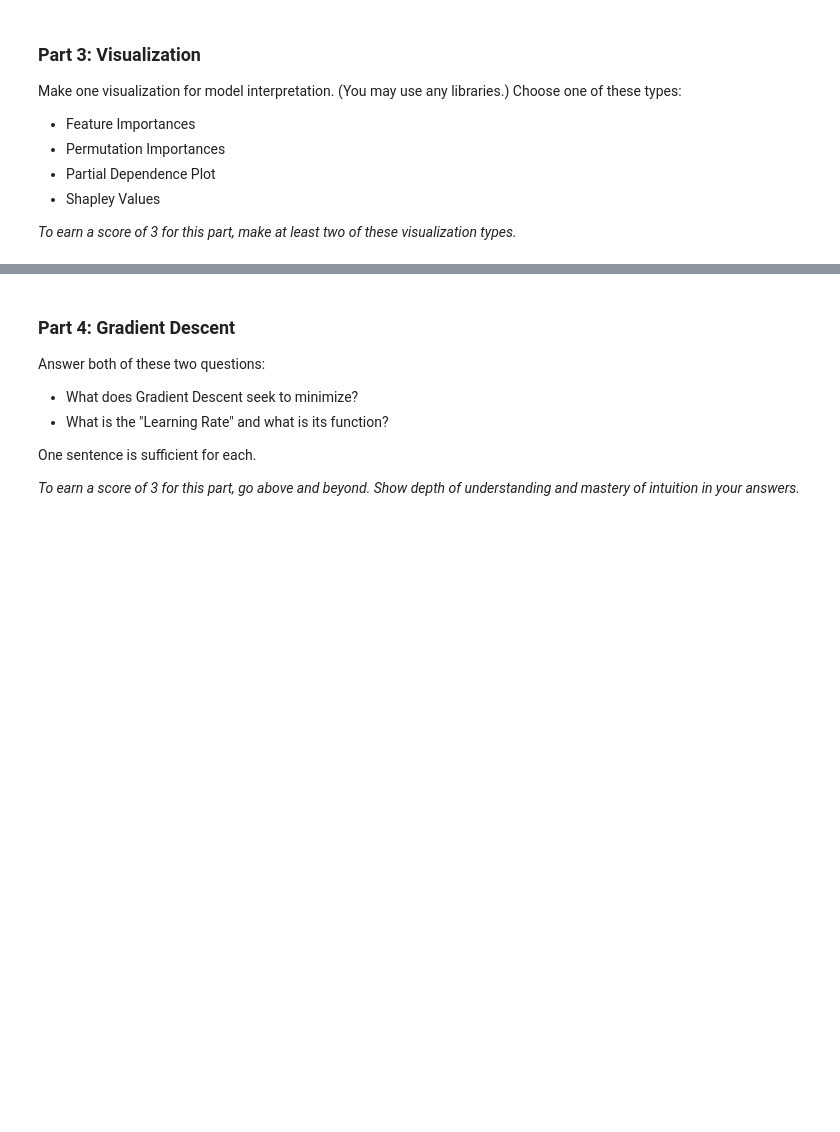
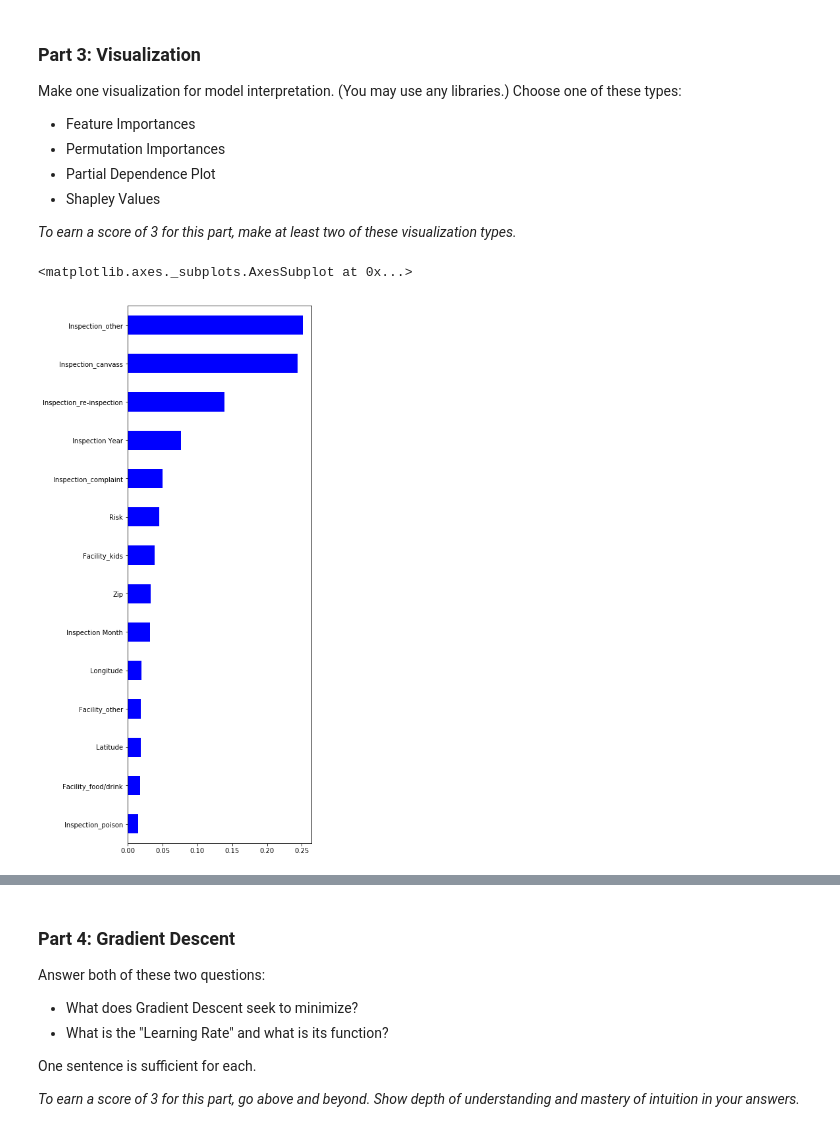
Before and after one commit to LambdaSchool/DS-Unit-2-Sprint-4-Practicing-Understanding, a Jupyter notebook: DS_Unit_2_Sprint_Challenge_4_Practicing_Understanding.ipynb, the cells around one changed output, grey strips where cells are left out. Drawn from its saved outputs; the diff is of its cells as text; code cells hidden in the pictures; blank space fills up the shorter version.

```diff
--- a/DS_Unit_2_Sprint_Challenge_4_Practicing_Understanding.ipynb
+++ b/DS_Unit_2_Sprint_Challenge_4_Practicing_Understanding.ipynb
@@ -189,2 +185,0 @@ features = ['Facility Type', 'Risk', 'City', 'State', 'Zip', 'Inspection Date',
-# %%
-train.Violations = train.Violations.fillna(0)
@@ -231,6 +205,10 @@ Index(['Inspection ID', 'Facility Type', 'Zip', 'Inspection Date',
       dtype='object')
 # %%
-features = ['Risk_1.0', 'Risk_2.0', 'Risk_3.0', 'Zip']
+features = ['Risk', 'Zip', 'Facility_food/drink', 'Facility_kids',
+       'Facility_other', 'Inspection_canvass', 'Inspection_complaint',
+       'Inspection_other', 'Inspection_poison', 'Inspection_re-inspection',
+            'Inspection Month',
+            'Inspection Year', 'Latitude', 'Longitude']
 
 X_train = train[features].dropna()
 y_train = train['Fail'].dropna()
@@ -247,18 +228,19 @@ Zip         0
 dtype: int64
 # %%
+from scipy.stats import randint
 from sklearn.model_selection import RandomizedSearchCV
+from xgboost import XGBClassifier
 from sklearn.ensemble import RandomForestClassifier
 
 param_distributions = {
-    'n_estimators': [100, 200],
-    'max_depth': [4, 5],
-    'criterion': ['mse', 'mae']
+    'n_estimators': randint(50,500),
+    'max_depth': randint(2,4)
 }
 
 gridsearch = RandomizedSearchCV(
-    RandomForestClassifier(n_jobs=-1, random_state=42),
+    XGBClassifier(n_jobs=-1, random_state=42),
     param_distributions=param_distributions,
-    n_iter=8,
+    n_iter=10,
     cv=3,
     scoring='roc_auc',
     verbose=10,
@@ -267,4 +249,14 @@ gridsearch = RandomizedSearchCV(
 )
 
 gridsearch.fit(X_train, y_train)
+
+from sklearn.metrics import roc_auc_score
+
+print(gridsearch.best_score_)
+
+best = gridsearch.best_estimator_
+
+y_pred = best.predict(X_test)
+
+print(roc_auc_score(y_test, y_pred))
 # %% [output]
@@ -280,3 +281,17 @@ Make one visualization for model interpretation. (You may use any libraries.) Ch
 - Shapley Values
 
 _To earn a score of 3 for this part, make at least two of these visualization types._
+# %%
+# Feature importance plot:
+
+import matplotlib.pyplot as plt
+
+n = 15
+figsize = (5,15)
+importances = pd.Series(best.feature_importances_, X_train.columns)
+top_n = importances.sort_values()[-n:]
+plt.figure(figsize=figsize)
+top_n.plot.barh(color='blue')
+# %% [output]
+<matplotlib.axes._subplots.AxesSubplot at 0x...>
+[figure, added]
```
Also changed, not shown: parts of 19 cells of this notebook.
